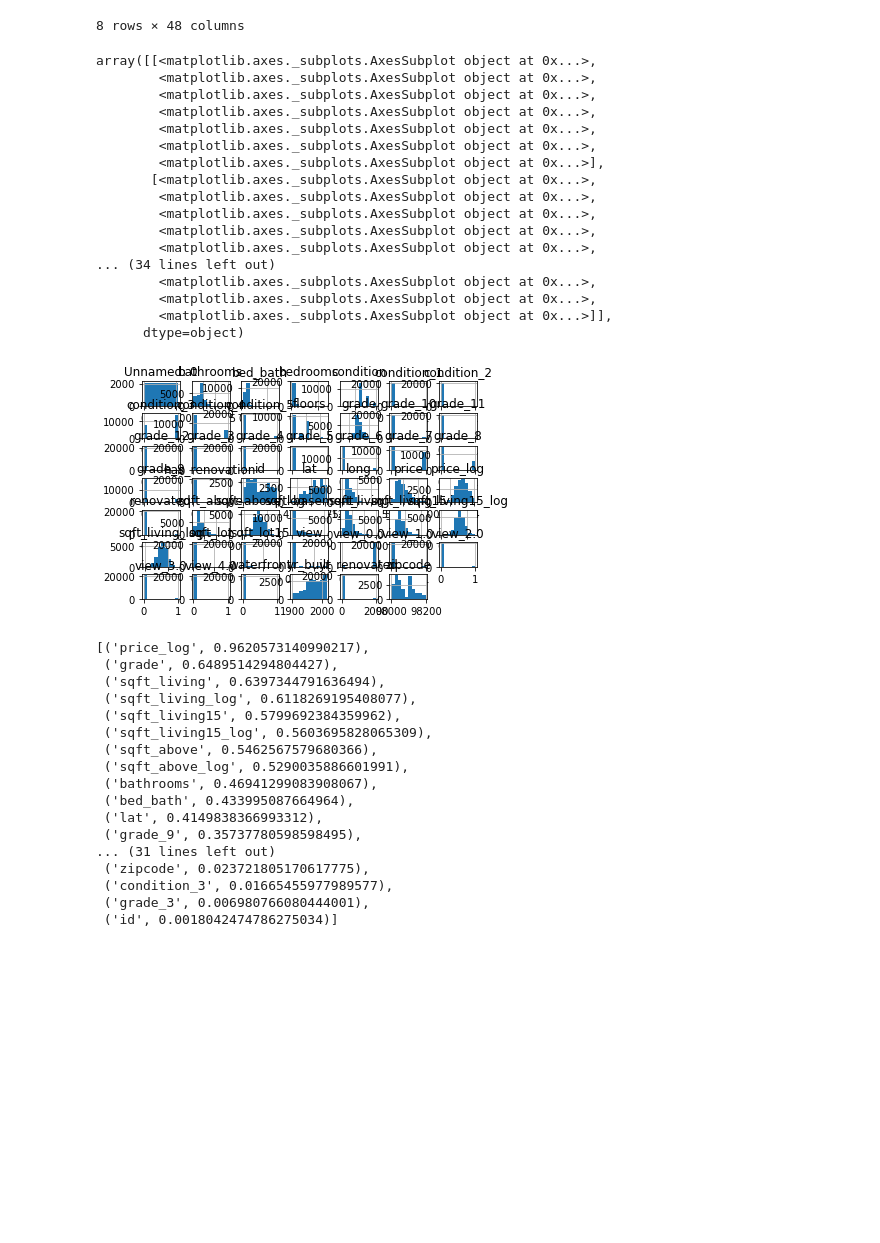
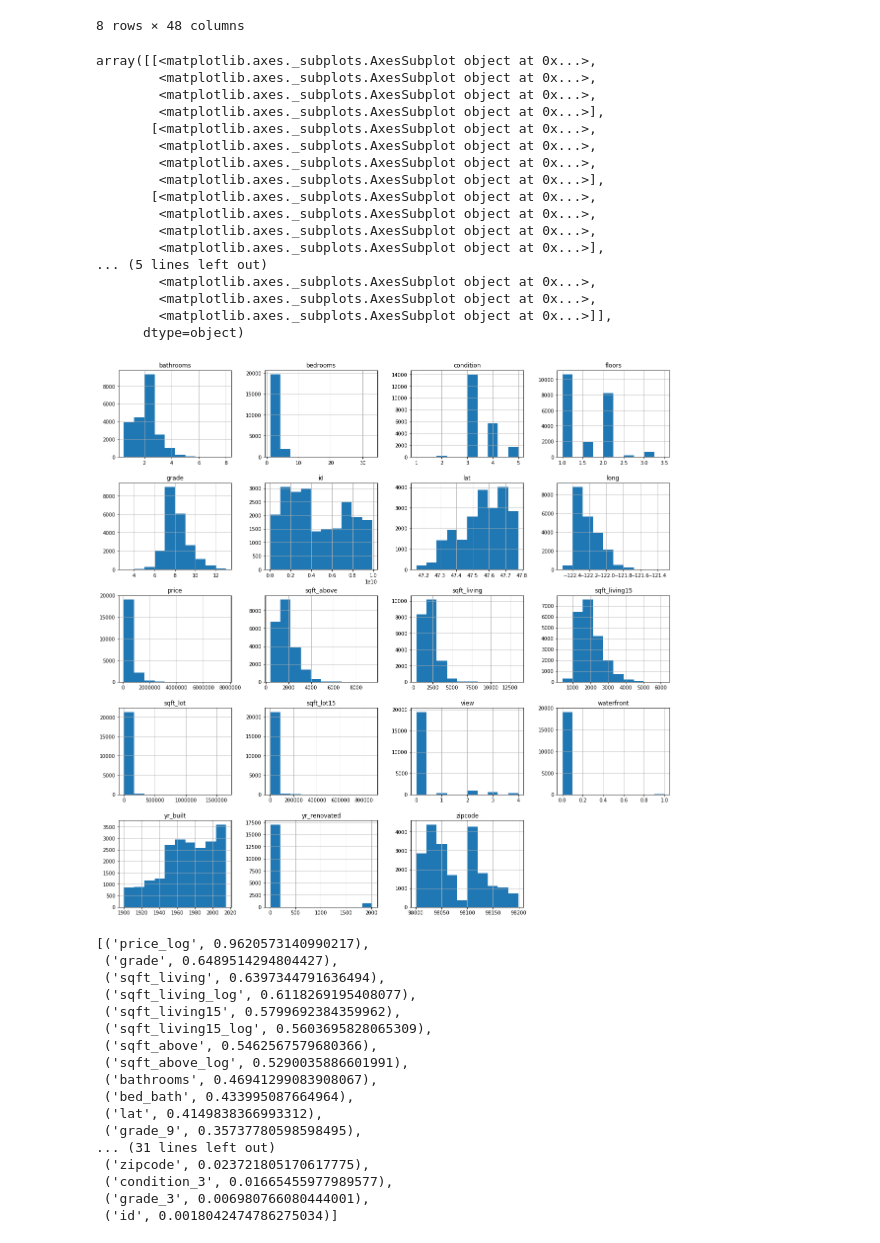
Before and after one commit to amoy604/dsc-phase-2-project-online, a Jupyter notebook: Model.ipynb, the cells around one changed output. Saved outputs shown, nothing was run; the diff lists cells and outputs as text; code cells hidden in the pictures; blank space fills up the shorter version.

```diff
--- a/Model.ipynb
+++ b/Model.ipynb
@@ -2,3 +2,4 @@
 from custom_func import *
 
 df = pd.read_csv('/Users/andrewmoy/Documents/Flatiron/Course/dsc-phase-2-project-online/data/clean_data.csv')
+simple_df =  pd.read_csv('/Users/andrewmoy/Documents/Flatiron/Course/dsc-phase-2-project-online/data/kc_house_data.csv')
@@ -31,27 +32,27 @@ df.describe()
 | 75% | 16160.250000 | 7.335400e+09 | 6.132750e+05 | 4.000000 | 2.500000 | 2460.000000 | 1.040000e+04 | 2.000000 | 0.000000 | ... |
 | max | 21596.000000 | 9.900000e+09 | 1.270000e+06 | 33.000000 | 7.500000 | 7480.000000 | 1.651359e+06 | 3.500000 | 1.000000 | ... |
 8 rows × 48 columns
-# %%
-df.hist()
-# %% [output]
-array([[<matplotlib.axes._subplots.AxesSubplot object at 0x...>,
-        <matplotlib.axes._subplots.AxesSubplot object at 0x...>,
-        <matplotlib.axes._subplots.AxesSubplot object at 0x...>,
-        <matplotlib.axes._subplots.AxesSubplot object at 0x...>,
-        <matplotlib.axes._subplots.AxesSubplot object at 0x...>,
-        <matplotlib.axes._subplots.AxesSubplot object at 0x...>,
-        <matplotlib.axes._subplots.AxesSubplot object at 0x...>],
-       [<matplotlib.axes._subplots.AxesSubplot object at 0x...>,
-        <matplotlib.axes._subplots.AxesSubplot object at 0x...>,
-        <matplotlib.axes._subplots.AxesSubplot object at 0x...>,
-        <matplotlib.axes._subplots.AxesSubplot object at 0x...>,
-        <matplotlib.axes._subplots.AxesSubplot object at 0x...>,
-... (34 lines left out)
-        <matplotlib.axes._subplots.AxesSubplot object at 0x...>,
-        <matplotlib.axes._subplots.AxesSubplot object at 0x...>,
-        <matplotlib.axes._subplots.AxesSubplot object at 0x...>]],
-      dtype=object)
-[figure, removed]
+# %%
+simple_df.hist(figsize=(20,20))
+# %% [output]
+array([[<matplotlib.axes._subplots.AxesSubplot object at 0x...>,
+        <matplotlib.axes._subplots.AxesSubplot object at 0x...>,
+        <matplotlib.axes._subplots.AxesSubplot object at 0x...>,
+        <matplotlib.axes._subplots.AxesSubplot object at 0x...>],
+       [<matplotlib.axes._subplots.AxesSubplot object at 0x...>,
+        <matplotlib.axes._subplots.AxesSubplot object at 0x...>,
+        <matplotlib.axes._subplots.AxesSubplot object at 0x...>,
+        <matplotlib.axes._subplots.AxesSubplot object at 0x...>],
+       [<matplotlib.axes._subplots.AxesSubplot object at 0x...>,
+        <matplotlib.axes._subplots.AxesSubplot object at 0x...>,
+        <matplotlib.axes._subplots.AxesSubplot object at 0x...>,
+        <matplotlib.axes._subplots.AxesSubplot object at 0x...>],
+... (5 lines left out)
+        <matplotlib.axes._subplots.AxesSubplot object at 0x...>,
+        <matplotlib.axes._subplots.AxesSubplot object at 0x...>,
+        <matplotlib.axes._subplots.AxesSubplot object at 0x...>]],
+      dtype=object)
+[figure, added]
 # %%
 target = 'price'
 columns_correlations = []
```
Also changed, not shown: parts of 8 cells of this notebook, 3 other files.
